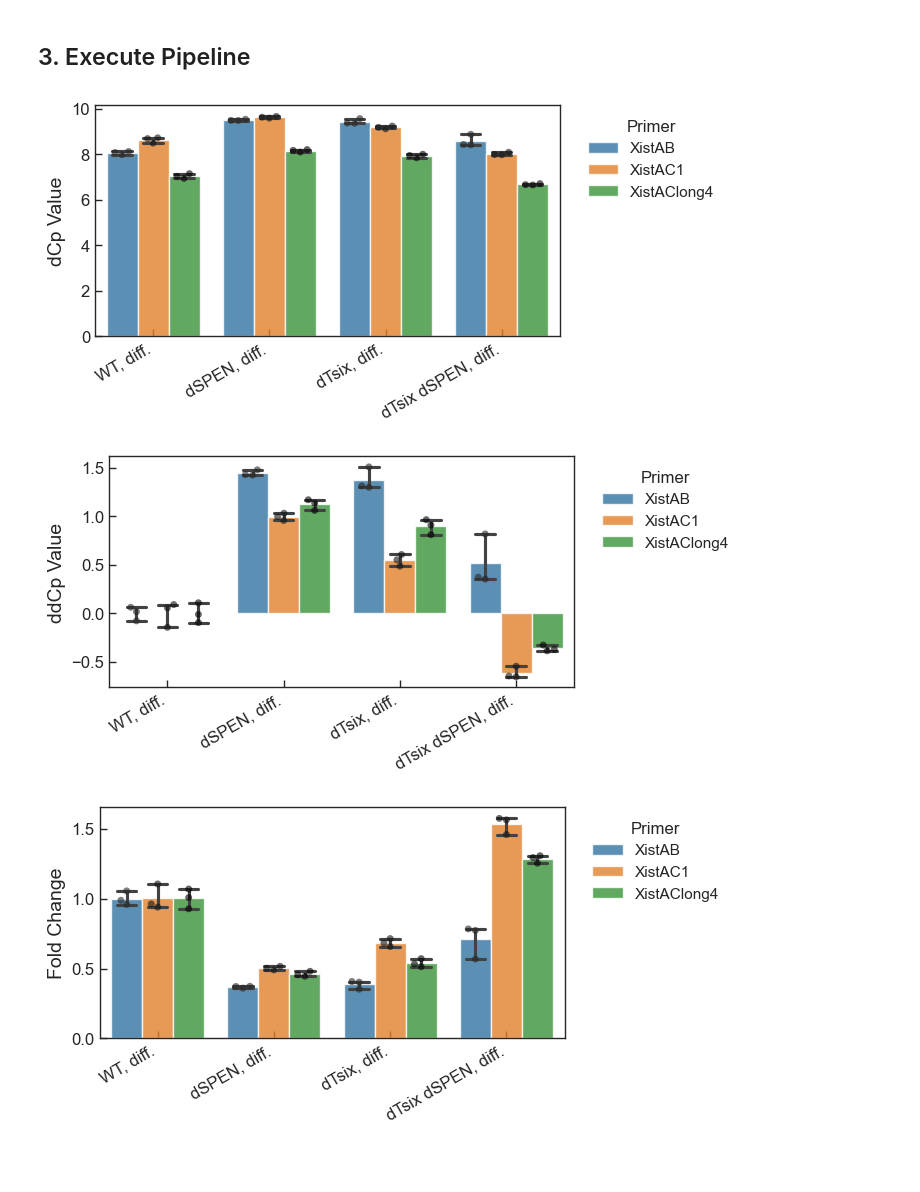
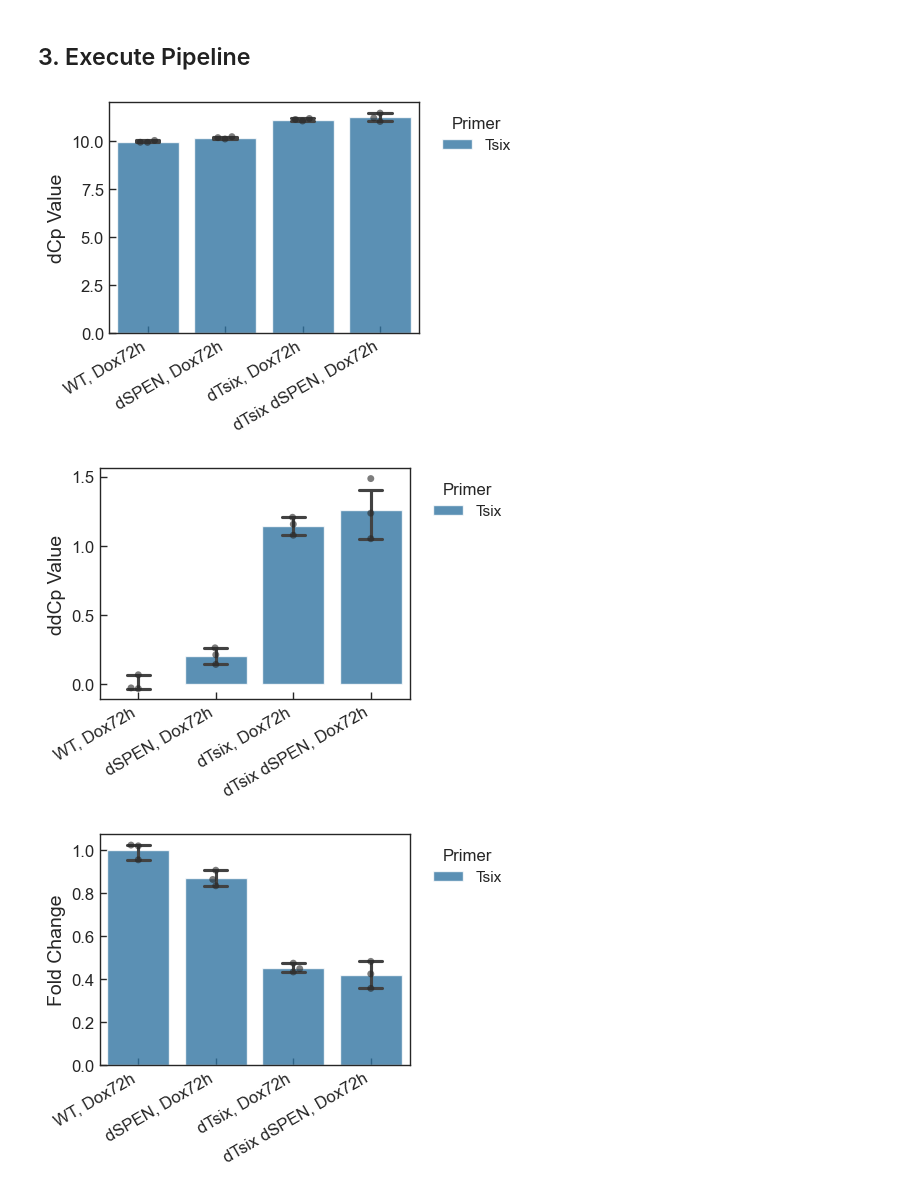
Before and after one commit to Guoming-Gao/GG-general-GuttmanLab, a Jupyter notebook: analysis_pipelines/qpcr/nb_qPCR_consolidated.ipynb, the cells around one changed output. Drawn from its saved outputs; the diff is of its cells as text; code cells hidden in the pictures; blank space fills up the shorter version.

```diff
--- a/analysis_pipelines/qpcr/nb_qPCR_consolidated.ipynb
+++ b/analysis_pipelines/qpcr/nb_qPCR_consolidated.ipynb
@@ -162,7 +162,8 @@ def plot_final_results(
         else:
             plot_order = sorted(unique_x_values)
 
-        width = max(4, len(plot_order) * 1.5)
+        # width = max(4, len(plot_order) * 1.2)
+        width = max(4, len(plot_order) * 0.5)
         plt.figure(figsize=(width, 3))
 
         ax = sns.barplot(
@@ -174,7 +175,7 @@ def plot_final_results(
             order=plot_order,
             palette="tab10",
             errorbar=("ci", 95),
-            capsize=0.5,
+            capsize=0.3,
             alpha=0.8,
         )
 
@@ -219,27 +220,29 @@ def plot_final_results(
 # %% [markdown]
 ## 3. Execute Pipeline
 # %%
-data_dir = "/Volumes/guttman/users/gmgao/Data_qPCR/20260131-dTsix series dRex1 series MultiXist"
+data_dir = "/Volumes/guttman/users/gmgao/Data_qPCR/20260202-DoxSeqSeriesXist2TsixTest"
 
-df, primers = process_qpcr_csv(os.path.join(data_dir, "20260131-dTsixSeries.csv"))
+df, primers = process_qpcr_csv(os.path.join(data_dir, "20260202-all.csv"))
 plot_final_results(
     df,
     primers,
     condition_order=[
-        "WT, diff.",
-        "dSPEN, diff.",
-        "dTsix, diff.",
-        "dTsix dSPEN, diff.",
+        "WT, Dox72h",
+        "dSPEN, Dox72h",
+        "dTsix, Dox72h",
+        "dTsix dSPEN, Dox72h",
+        # "TsixOE, Dox72h",
+        # "TsixOE dSPEN, Dox72h",
     ],
     primer_order=[
-        "XistAB",
-        "XistAC1",
-        "XistAClong4",
+        # "XistAB",
+        # "XistAC1",
+        "Tsix",
     ],
-    save_tag="dTsixSeries_MultiXist",
+    save_tag="DoxSeqSeries-Tsix_wo_OE",
     save_folder=data_dir,
 )
 # %% [output]
-[figure, old version]
+[figure, new version]
-[figure, old version]
+[figure, new version]
-[figure, old version]
+[figure, new version]
```
